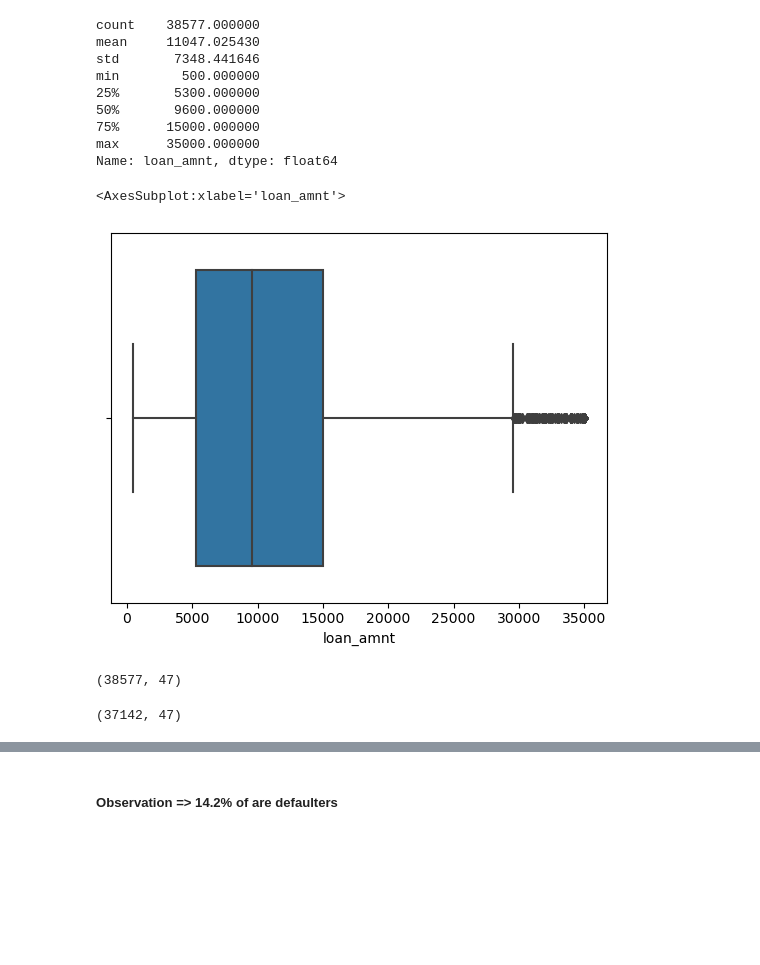
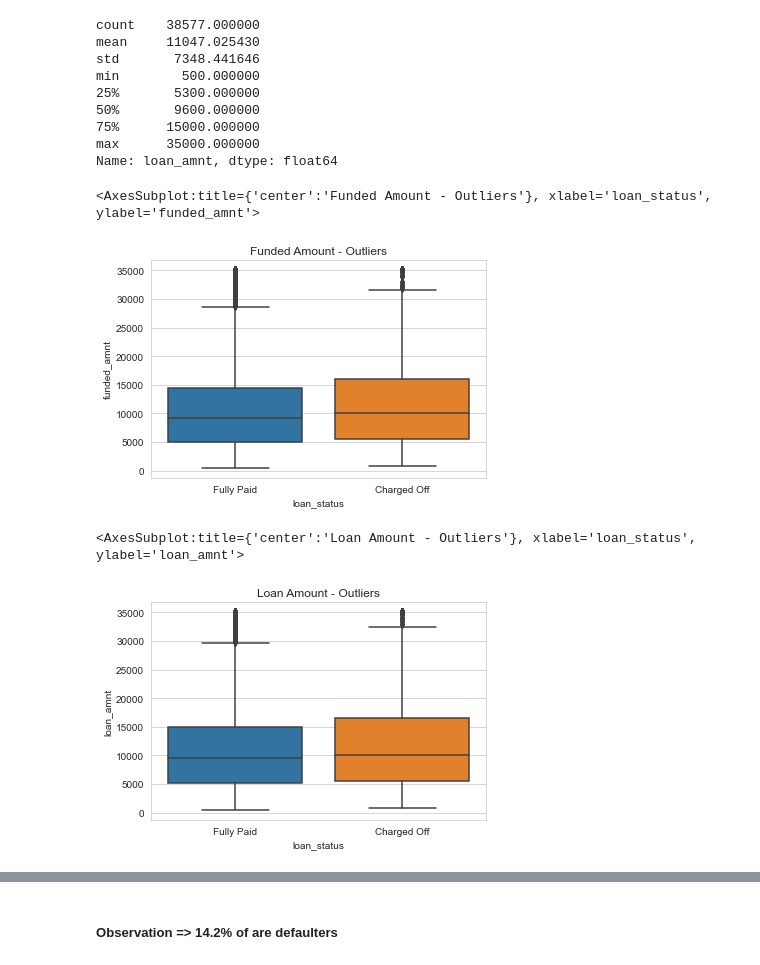
Before and after one commit to pvoodhar/LendingClubCaseStudy, a Jupyter notebook: PuneethKumarVoodharlaSreerami.ipynb, the cells around one changed output, grey strips where cells are left out. Cells and saved outputs as stored; diff of their text form; code cells hidden in the pictures; blank space fills up the shorter version.

```diff
--- a/PuneethKumarVoodharlaSreerami.ipynb
+++ b/PuneethKumarVoodharlaSreerami.ipynb
@@ -222,13 +234,18 @@ min        500.000000
 75%      15000.000000
 max      35000.000000
 Name: loan_amnt, dtype: float64
+# %%
+# Checking for Outliers in Funded Amount
+sns.set_style("whitegrid")
+plt.title("Funded Amount - Outliers")
+sns.boxplot(x = 'loan_status', y = 'funded_amnt', data = loans)
+# %% [output]
+<AxesSubplot:title={'center':'Funded Amount - Outliers'}, xlabel='loan_status', ylabel='funded_amnt'>
+[figure, added]
 # %%
-#Plottinh Box Plot to see any outliers
-sns.boxplot(x='loan_amnt', data=loans)
+# Checking for Outliers in Loan Amount
+plt.title("Loan Amount - Outliers")
+sns.boxplot(x = 'loan_status', y = 'loan_amnt', data = loans)
 # %% [output]
-<AxesSubplot:xlabel='loan_amnt'>
+<AxesSubplot:title={'center':'Loan Amount - Outliers'}, xlabel='loan_status', ylabel='loan_amnt'>
-[figure, old version]
+[figure, new version]
-# %%
-loans.shape
-# %% [output]
-(38577, 47)
@@ -241,4 +251,0 @@ loans = loans[loans['loan_amnt'] <= loans['loan_amnt'].quantile(0.95)]
-# %%
-loans.shape
-# %% [output]
-(37142, 47)
```
Also changed, not shown: parts of 58 cells of this notebook.
